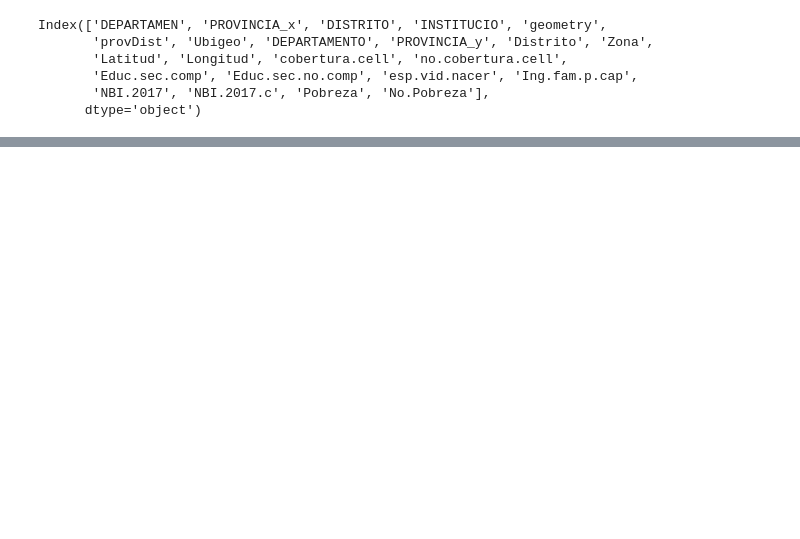
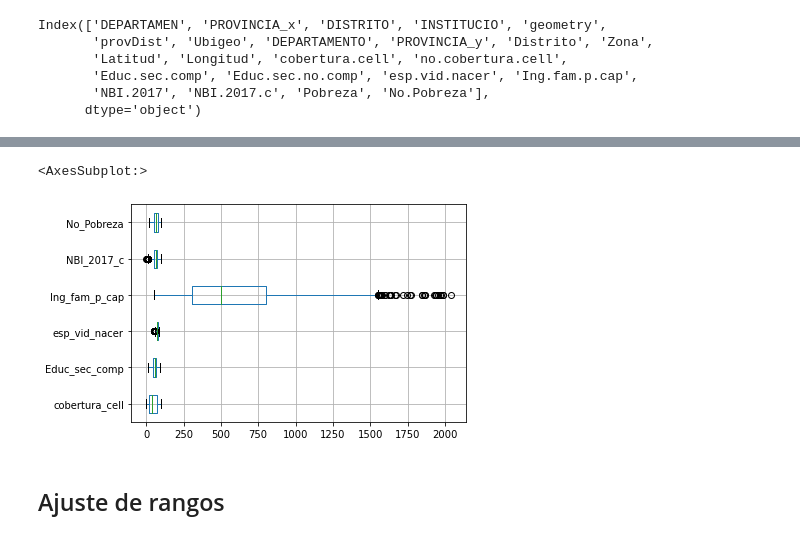
Before and after one commit to chorrillos/spatial, a Jupyter notebook: spatial.ipynb, the cells around one changed output, grey strips where cells are left out. Saved outputs shown, nothing was run; the diff lists cells and outputs as text; code cells hidden in the pictures; blank space fills up the shorter version.

```diff
--- a/spatial.ipynb
+++ b/spatial.ipynb
@@ -15,2 +24,2 @@ selecDisMap[selecDisMap.DISTRITO.str.contains('OCTUBRE')]
 # %%
-datadis['Distrito'][datadis.Distrito.str.contains('OCTUBRE')]="VEINTISEIS DE OCTUBRE"
+datadis.loc[datadis.Distrito.str.contains('OCTUBRE'),'Distrito']="VEINTISEIS DE OCTUBRE"
@@ -103 +128,4 @@ selecDisMap.rename(columns={'PROVINCIA_y':"PROVINCIA"},inplace=True)
+# %%
+# sin puntos en nombre de archivo
+selecDisMap.columns=selecDisMap.columns.str.replace(".","_",regex=False)
 # %%
@@ -118,0 +141,4 @@ selecDisMap
+# %%
+cols1=['cobertura_cell', 'Educ_sec_comp', 'esp_vid_nacer',
+             'Ing_fam_p_cap','NBI_2017_c','No_Pobreza']
+selecDisMap[cols1].describe()
@@ -118,0 +155,7 @@ selecDisMap
+# %%
+selecDisMap[cols1].boxplot(vert=False)
+# %% [output]
+<AxesSubplot:>
+[figure, added]
+# %% [markdown]
+## Ajuste de rangos
```
Also changed, not shown: parts of 59 cells of this notebook, 3 other files.
